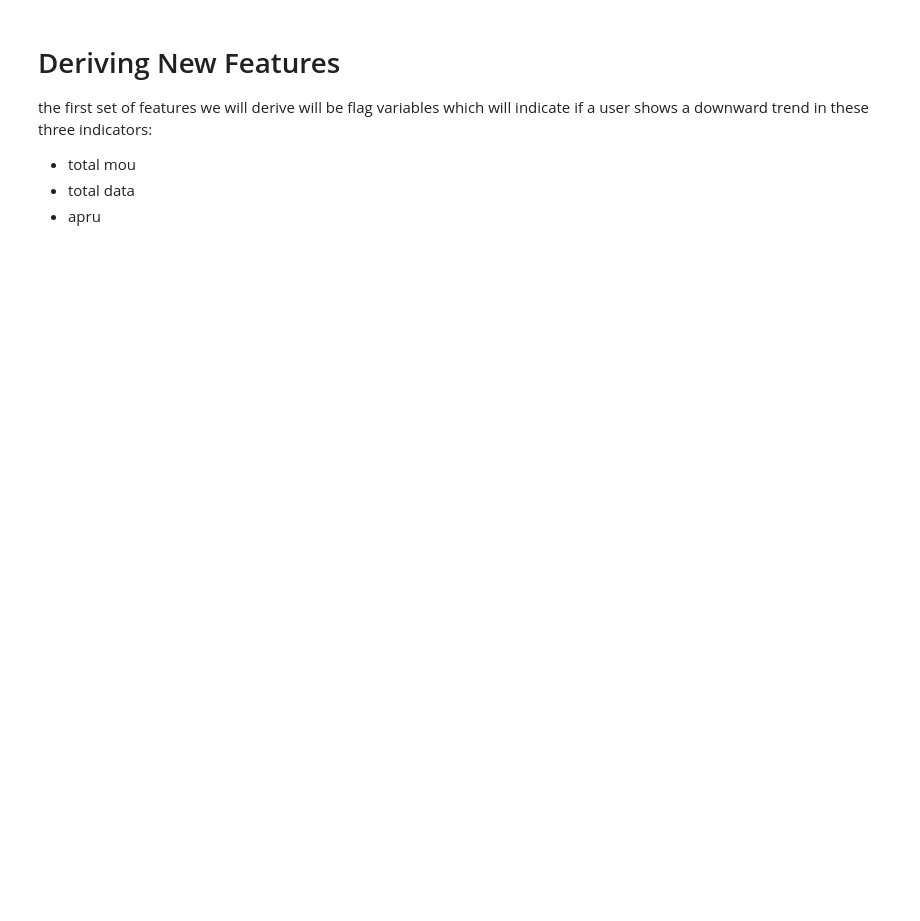
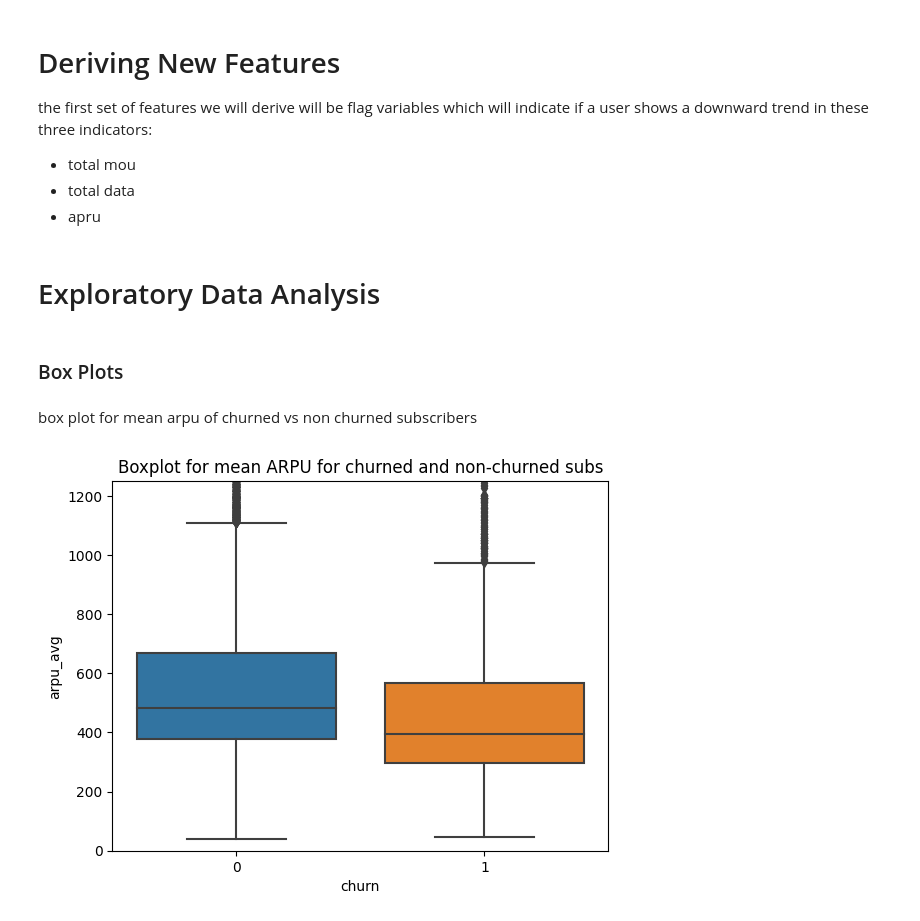
Before and after one commit to kapeesh-kaul/telecom-churn-modeling, a Jupyter notebook: notebook.ipynb, the cells around one changed output. Cells and saved outputs as stored; diff of their text form; code cells hidden in the pictures; blank space fills up the shorter version.

```diff
--- a/notebook.ipynb
+++ b/notebook.ipynb
@@ -224,3 +237,17 @@ data['data_usage_decline'] = np.where((data.data_usage_6>data.data_usage_7) & (d
 # %%
 # arpu calculations
 data['arpu_decline'] = np.where((data.arpu_6>data.arpu_7) & (data.arpu_7>data.arpu_8), 1,0)
+data['arpu_avg'] = (data.arpu_6 + data.arpu_7 + data.arpu_8) / 3
+# %% [markdown]
+# Exploratory Data Analysis
+# %% [markdown]
+### Box Plots
+# %% [markdown]
+box plot for mean arpu of churned vs non churned subscribers
+# %%
+sns.boxplot(data=data, x='churn', y='arpu_avg')
+plt.title('Boxplot for mean ARPU for churned and non-churned subs')
+plt.ylim((0,1250))
+plt.show()
+# %% [output]
+[figure, added]
```
Also changed, not shown: parts of 53 cells of this notebook.
